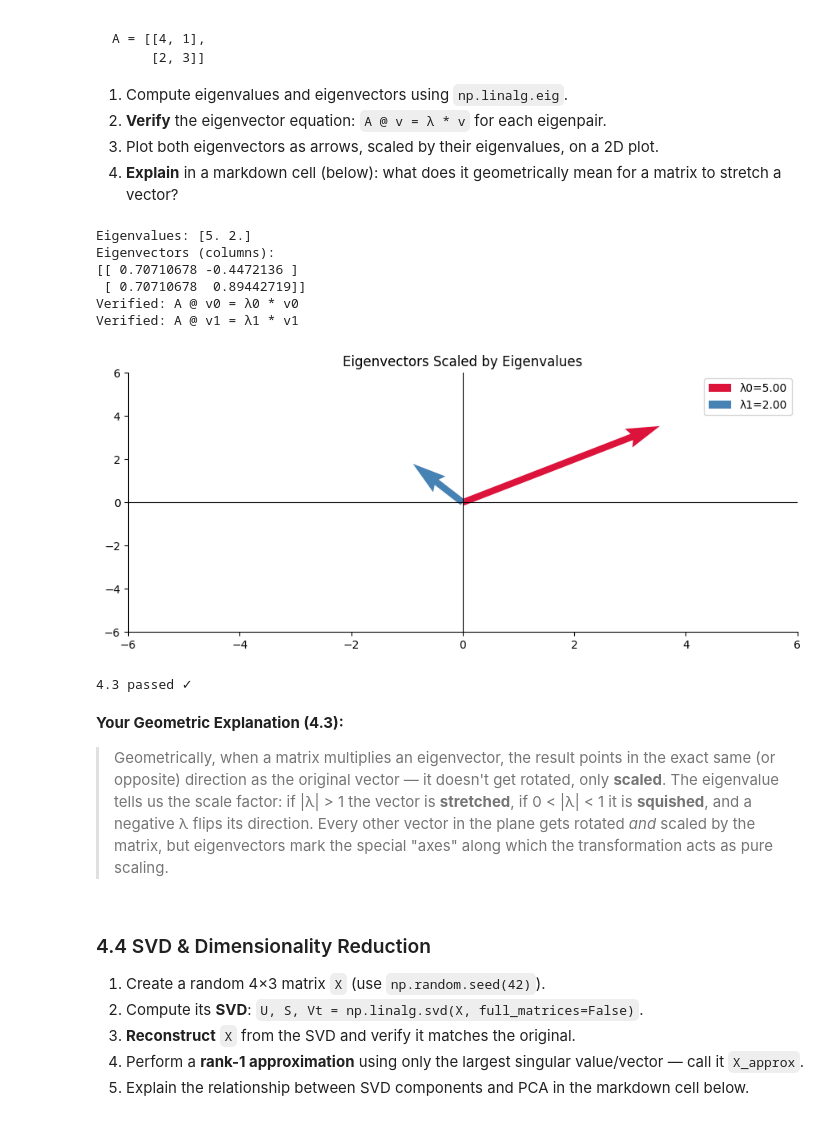
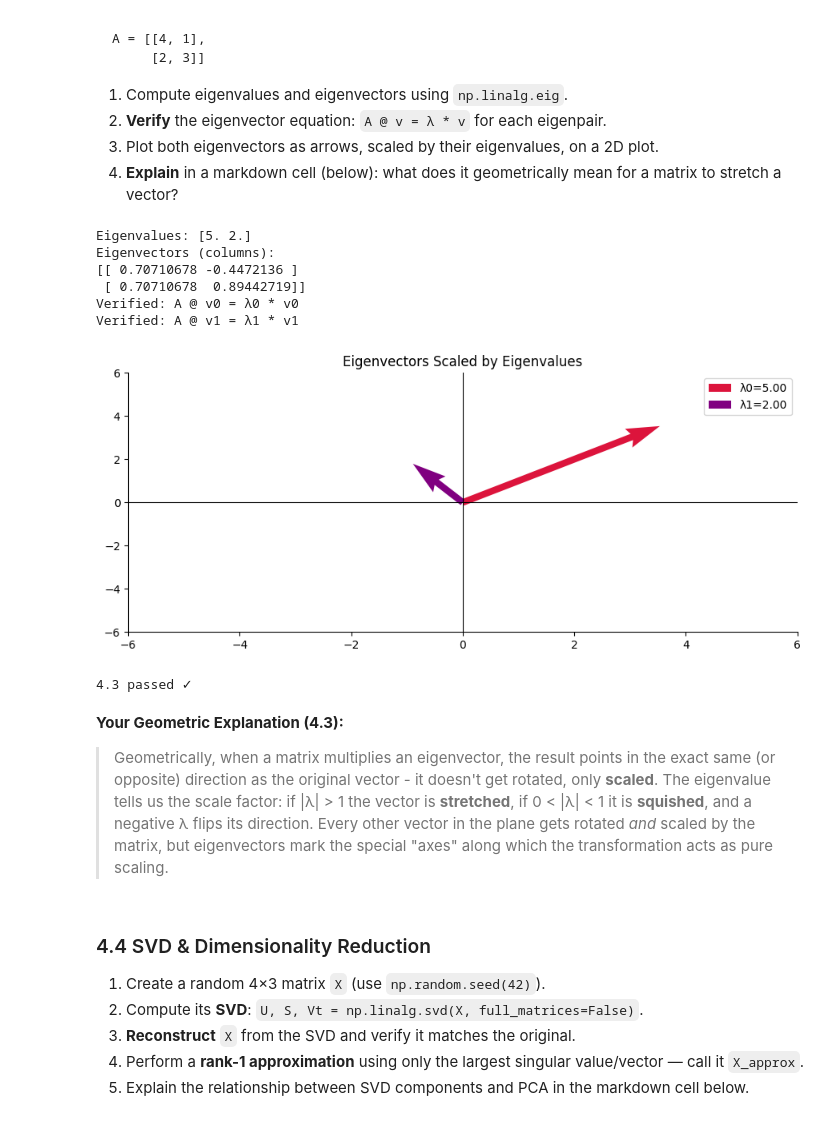
Before and after one commit to autadegayatri/Celebal_CEI_Assignments, a Jupyter notebook: week1_Gayatri_Autade.ipynb, the cells around one changed output. Drawn from its saved outputs; the diff is of its cells as text; code cells hidden in the pictures.

```diff
--- a/week1_Gayatri_Autade.ipynb
+++ b/week1_Gayatri_Autade.ipynb
@@ -464,40 +466,40 @@ print(f"Eigenvectors (columns):\n{eigenvectors}")
 for i in range(len(eigenvalues)):
     lam = eigenvalues[i]
     vec = eigenvectors[:, i]
     lhs = A @ vec
     rhs = lam * vec
     assert np.allclose(lhs, rhs), f"Eigen equation failed for pair {i}"
     print(f"Verified: A @ v{i} = λ{i} * v{i}")
 
 # Plot
 fig, ax = plt.subplots()
-colors = ['crimson', 'steelblue']
+colors = ['crimson', 'purple']
 for i in range(len(eigenvalues)):
     lam = eigenvalues[i].real
     vec = eigenvectors[:, i].real
     scaled = vec * lam
     ax.quiver(0, 0, scaled[0], scaled[1], angles='xy', scale_units='xy', scale=1,
               color=colors[i], width=0.01, label=f'λ{i}={lam:.2f}')
 ax.set_xlim(-6, 6); ax.set_ylim(-6, 6)
 ax.axhline(0, color='k', lw=0.8); ax.axvline(0, color='k', lw=0.8)
 ax.set_title('Eigenvectors Scaled by Eigenvalues')
 ax.legend()
 plt.tight_layout(); plt.show()
 
 print("4.3 passed ✓")
 # %% [output]
 Eigenvalues: [5. 2.]
 Eigenvectors (columns):
 [[ 0.70710678 -0.4472136 ]
  [ 0.70710678  0.89442719]]
 Verified: A @ v0 = λ0 * v0
 Verified: A @ v1 = λ1 * v1
-[figure, old version]
+[figure, new version]
 4.3 passed ✓
 # %% [markdown]
 **Your Geometric Explanation (4.3):**
 
->  Geometrically, when a matrix multiplies an eigenvector, the result points in the exact same (or opposite) direction as the original vector — it doesn't get rotated, only **scaled**. The eigenvalue tells us the scale factor: if |λ| > 1 the vector is **stretched**, if 0 < |λ| < 1 it is **squished**, and a negative λ flips its direction. Every other vector in the plane gets rotated *and* scaled by the matrix, but eigenvectors mark the special "axes" along which the transformation acts as pure scaling.
+>  Geometrically, when a matrix multiplies an eigenvector, the result points in the exact same (or opposite) direction as the original vector - it doesn't get rotated, only **scaled**. The eigenvalue tells us the scale factor: if |λ| > 1 the vector is **stretched**, if 0 < |λ| < 1 it is **squished**, and a negative λ flips its direction. Every other vector in the plane gets rotated *and* scaled by the matrix, but eigenvectors mark the special "axes" along which the transformation acts as pure scaling.
 # %% [markdown]
 ### 4.4 SVD & Dimensionality Reduction
 
```
Also changed, not shown: parts of 17 cells of this notebook.
